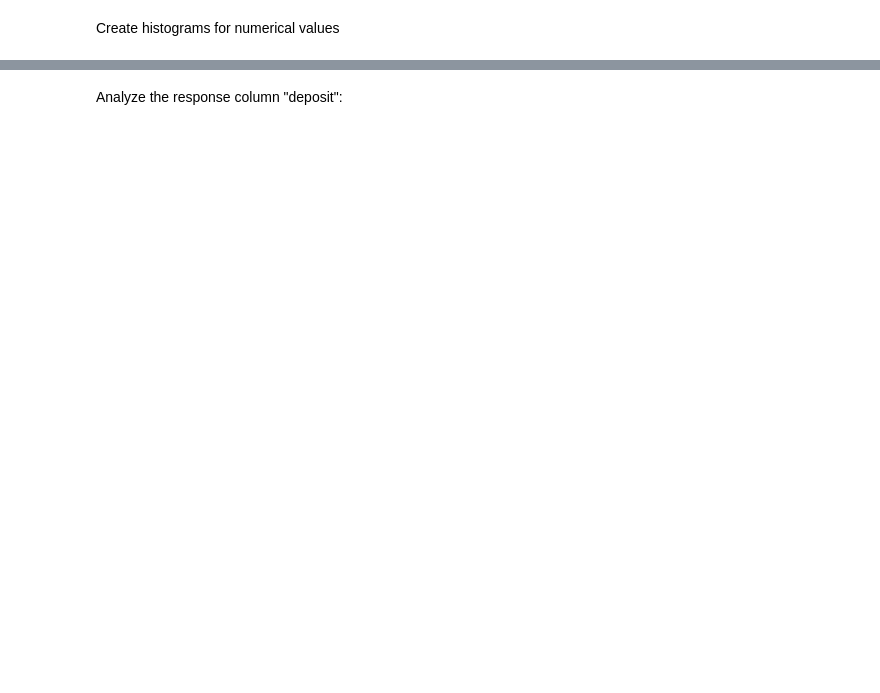
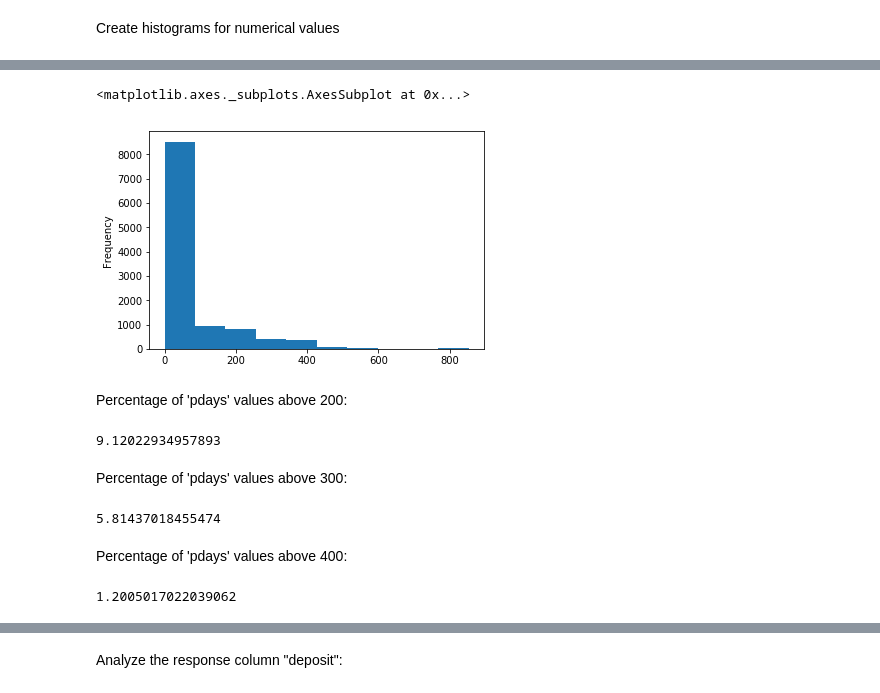
Before and after one commit to Lexie88rus/bank-marketing-analysis, a Jupyter notebook: Bank Marketing Analysis.ipynb, the cells around one changed output, grey strips where cells are left out. Saved outputs shown, nothing was run; the diff lists cells and outputs as text; code cells hidden in the pictures; blank space fills up the shorter version.

```diff
--- a/Bank Marketing Analysis.ipynb
+++ b/Bank Marketing Analysis.ipynb
@@ -108,0 +127,23 @@ We can see that numerical columns have outliers. Possibly there are incorrect va
+# %%
+df['pdays'].plot.hist()
+# %% [output]
+<matplotlib.axes._subplots.AxesSubplot at 0x...>
+[figure, added]
+# %% [markdown]
+Percentage of 'pdays' values above 200:
+# %%
+len (df[df['pdays'] > 200] ) / len(df) * 100
+# %% [output]
+9.12022934957893
+# %% [markdown]
+Percentage of 'pdays' values above 300:
+# %%
+len (df[df['pdays'] > 300] ) / len(df) * 100
+# %% [output]
+5.81437018455474
+# %% [markdown]
+Percentage of 'pdays' values above 400:
+# %%
+len (df[df['pdays'] > 400] ) / len(df) * 100
+# %% [output]
+1.2005017022039062
```
Also changed, not shown: parts of 18 cells of this notebook.
